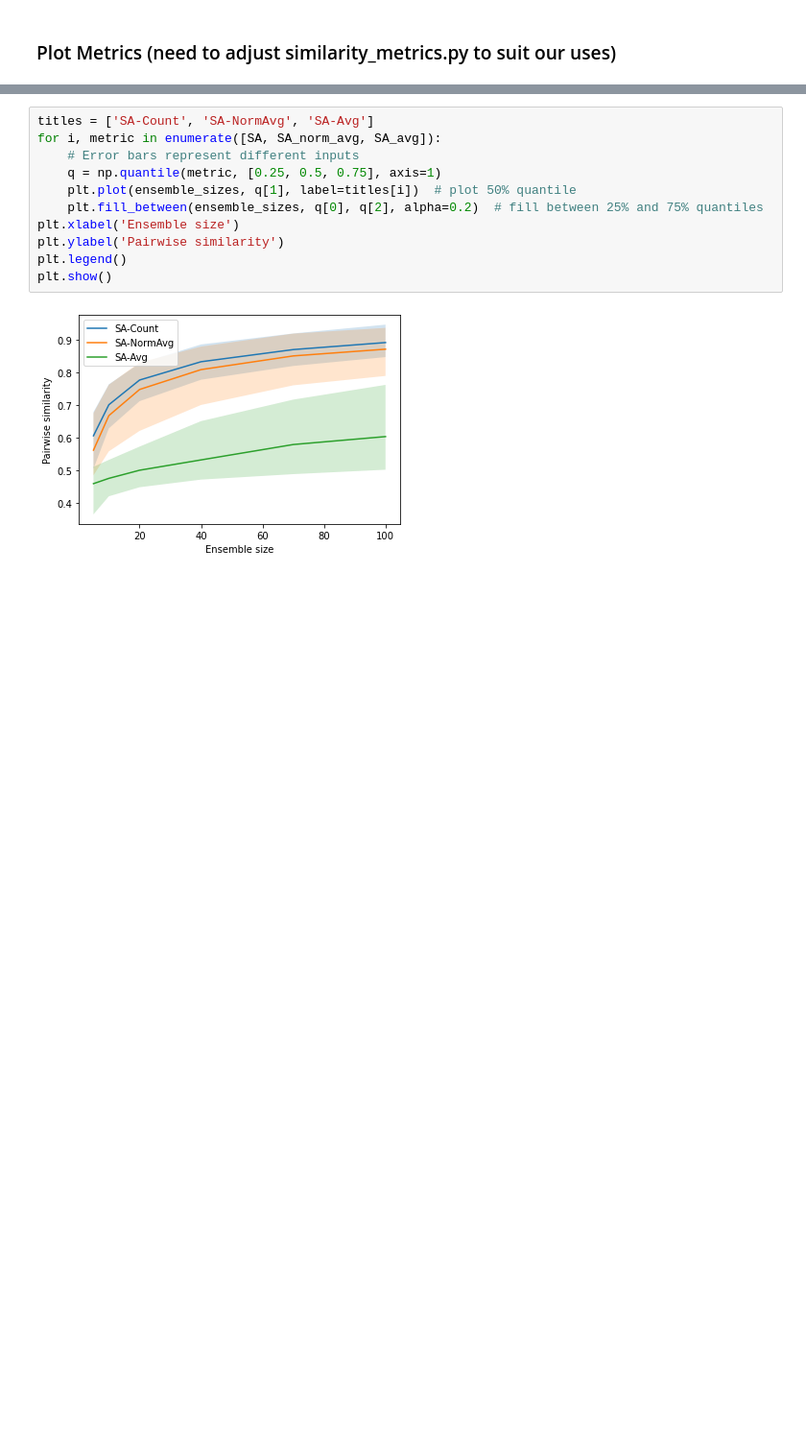
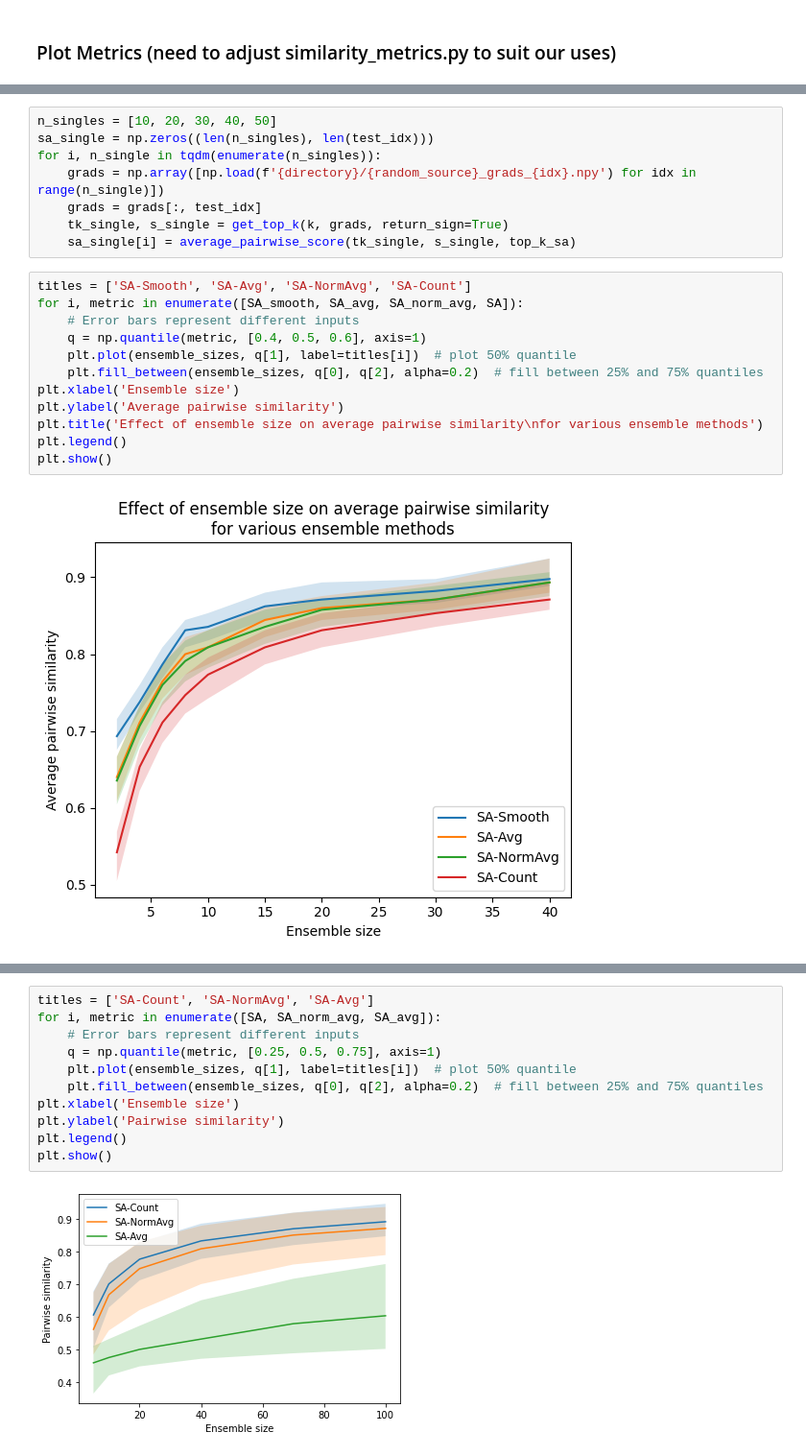
Before and after one commit to nicole-hjlin/harvard_cs282_ptg, a Jupyter notebook: ptg/tutorial.ipynb, the cells around one changed output, grey strips where cells are left out. Shown at 96% size. Cells and saved outputs as stored; diff of their text form; blank space fills up the shorter version.

```diff
--- a/ptg/tutorial.ipynb
+++ b/ptg/tutorial.ipynb
@@ -156,0 +226,22 @@ for i in tqdm(range(len(ensemble_sizes))):
+# %%
+n_singles = [10, 20, 30, 40, 50]
+sa_single = np.zeros((len(n_singles), len(test_idx)))
+for i, n_single in tqdm(enumerate(n_singles)):
+    grads = np.array([np.load(f'{directory}/{random_source}_grads_{idx}.npy') for idx in range(n_single)])
+    grads = grads[:, test_idx]
+    tk_single, s_single = get_top_k(k, grads, return_sign=True)
+    sa_single[i] = average_pairwise_score(tk_single, s_single, top_k_sa)
+# %%
+titles = ['SA-Smooth', 'SA-Avg', 'SA-NormAvg', 'SA-Count']
+for i, metric in enumerate([SA_smooth, SA_avg, SA_norm_avg, SA]):
+    # Error bars represent different inputs
+    q = np.quantile(metric, [0.4, 0.5, 0.6], axis=1)
+    plt.plot(ensemble_sizes, q[1], label=titles[i])  # plot 50% quantile
+    plt.fill_between(ensemble_sizes, q[0], q[2], alpha=0.2)  # fill between 25% and 75% quantiles
+plt.xlabel('Ensemble size')
+plt.ylabel('Average pairwise similarity')
+plt.title('Effect of ensemble size on average pairwise similarity\nfor various ensemble methods')
+plt.legend()
+plt.show()
+# %% [output]
+[figure, added]
```
Also changed, not shown: parts of 11 cells of this notebook, 2 other files.
